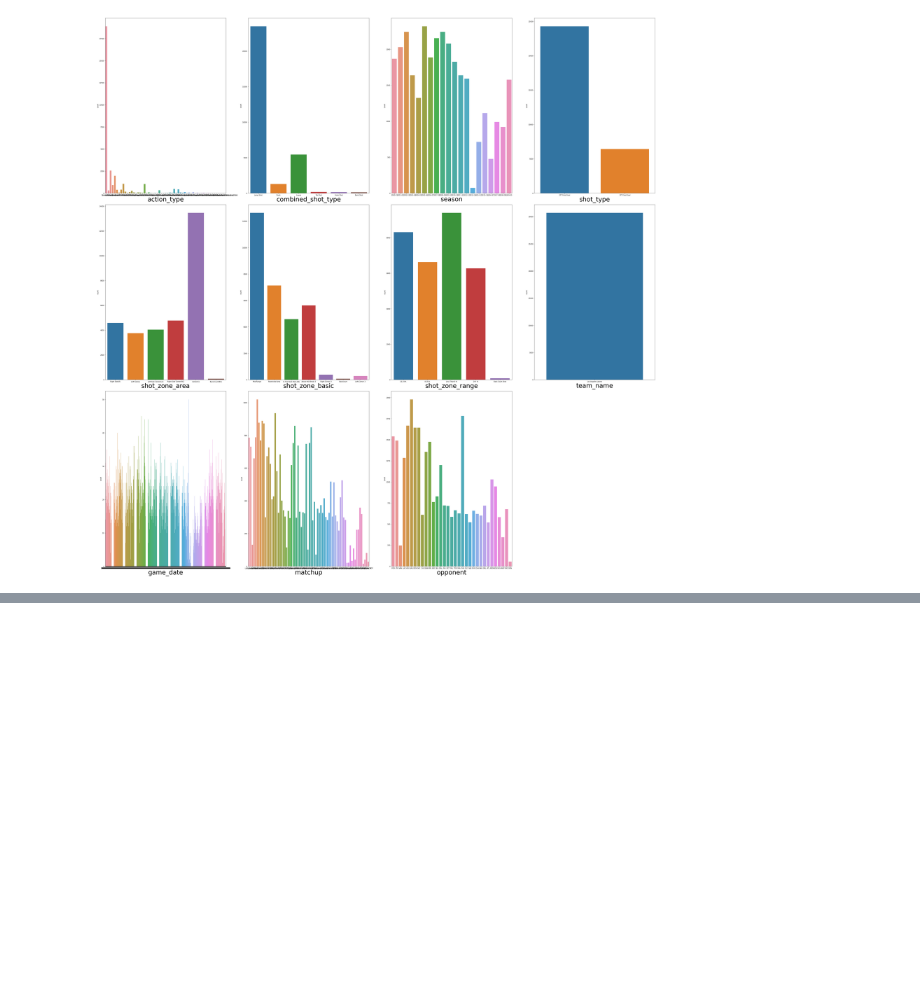
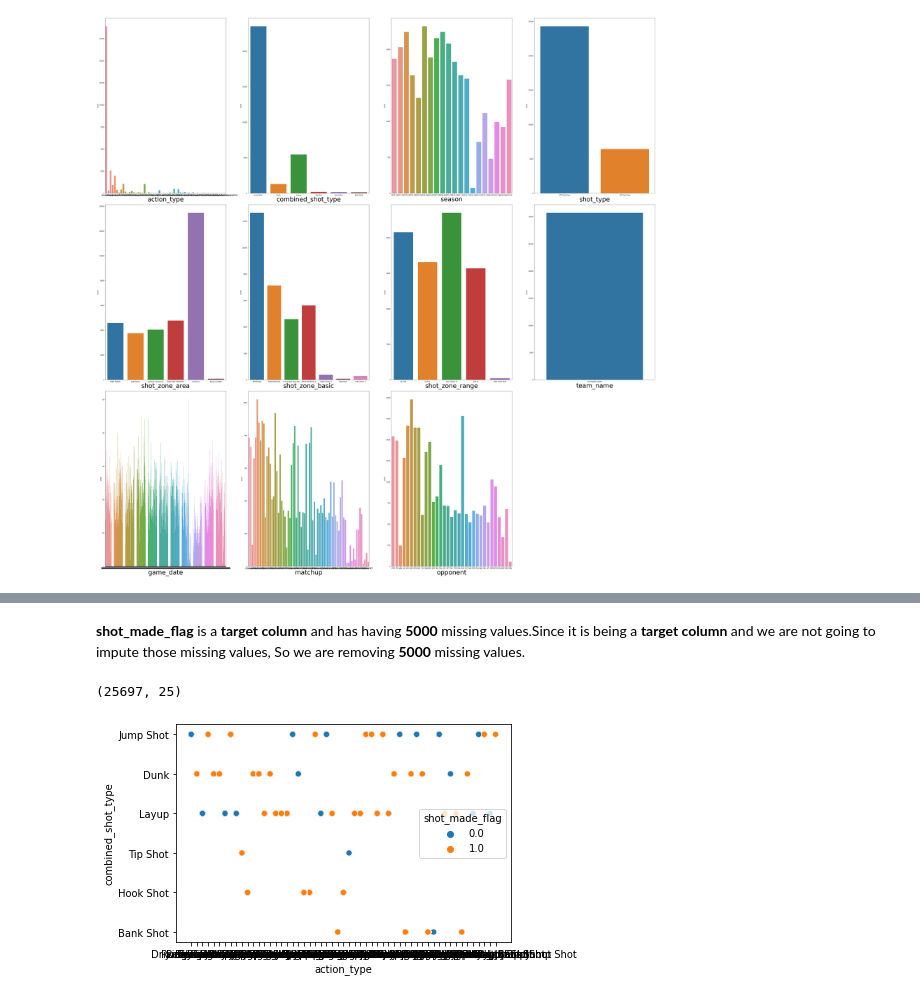
Before and after one commit to manju70/NBA-SHOT-SELECTION, a Jupyter notebook: NBA_shot_selection.ipynb, the cells around one changed output, grey strips where cells are left out. Drawn from its saved outputs; the diff is of its cells as text; code cells hidden in the pictures; blank space fills up the shorter version.

```diff
--- a/NBA_shot_selection.ipynb
+++ b/NBA_shot_selection.ipynb
@@ -293,0 +334,13 @@ plt.tight_layout()
+# %% [markdown]
+**shot_made_flag** is a **target column** and has having **5000** missing values.Since it is being a **target column** and we are not going to impute those missing values, So we are removing **5000** missing values.
+# %%
+data=data.dropna()
+# %%
+data.shape
+# %% [output]
+(25697, 25)
+# %%
+sns.scatterplot(x='action_type',y='combined_shot_type',hue='shot_made_flag',data=data)
+plt.show()
+# %% [output]
+[figure, added]
```
Also changed, not shown: parts of 12 cells of this notebook.
